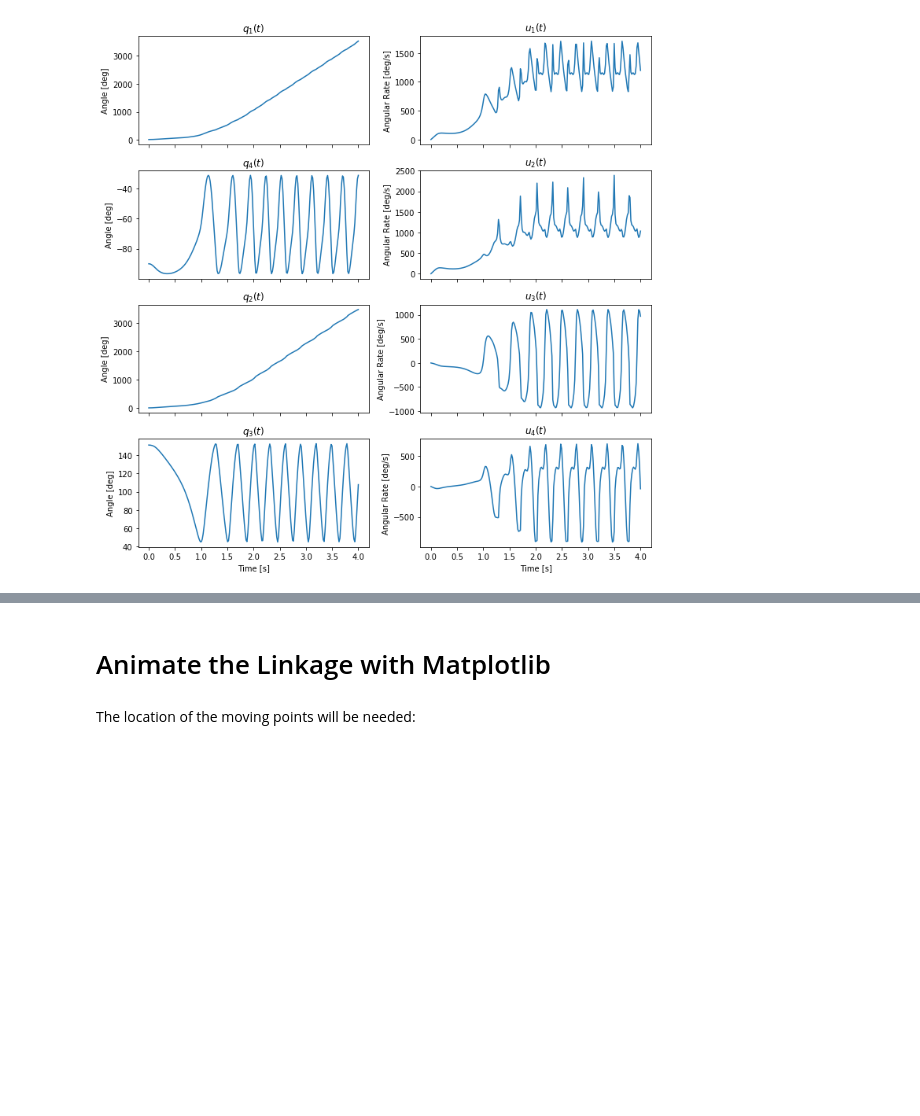
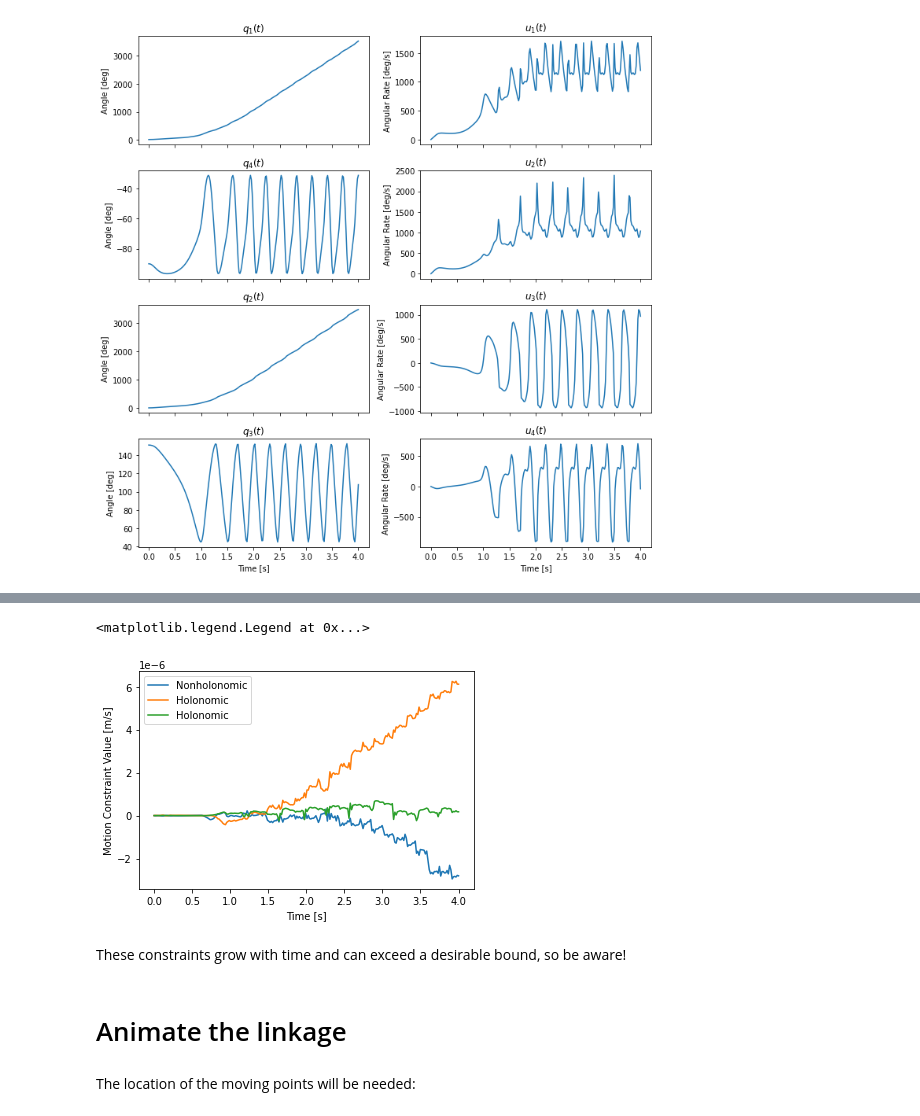
Before and after one commit to pydy/pydy, a Jupyter notebook: examples/four_bar_linkage/four_bar_linkage_with_motion_constrained_link.ipynb, the cells around one changed output, grey strips where cells are left out. Drawn from its saved outputs; the diff is of its cells as text; code cells hidden in the pictures; blank space fills up the shorter version.

```diff
--- a/examples/four_bar_linkage/four_bar_linkage_with_motion_constrained_link.ipynb
+++ b/examples/four_bar_linkage/four_bar_linkage_with_motion_constrained_link.ipynb
@@ -324,5 +341,29 @@ plt.tight_layout()
+# %%
+eval_motion_con = sm.lambdify((q1, q2, q3, q4, u1, u2, u3, u4, l1, l2, l3, l4, l5),
+                              sm.Matrix([mot_con, config_con1_dot, config_con2_dot]))
+# %%
+motion_constraint_vals = eval_motion_con(x[:, 0],  # q1
+                                         x[:, 2],  # q2
+                                         x[:, 3],  # q3
+                                         x[:, 1],  # q4
+                                         x[:, 4],  # u1
+                                         x[:, 5],  # u2
+                                         x[:, 6],  # u3
+                                         x[:, 7],  # u4
+                                         l1_val, l2_val, l3_val, l4_val, l5_val).squeeze()
+# %%
+fig, ax = plt.subplots()
+ax.plot(sys.times, motion_constraint_vals.T)
+ax.set_xlabel('Time [s]')
+ax.set_ylabel('Motion Constraint Value [m/s]')
+ax.legend(['Nonholonomic', 'Holonomic', 'Holonomic'])
+# %% [output]
+<matplotlib.legend.Legend at 0x...>
+[figure, added]
+# %% [markdown]
+These constraints grow with time and can exceed a desirable bound, so be aware!
 # %% [markdown]
-# Animate the Linkage with Matplotlib
+# Animate the linkage
 # %%
 from matplotlib.animation import FuncAnimation
 from IPython.display import HTML
```
Also changed, not shown: parts of 5 cells of this notebook.
